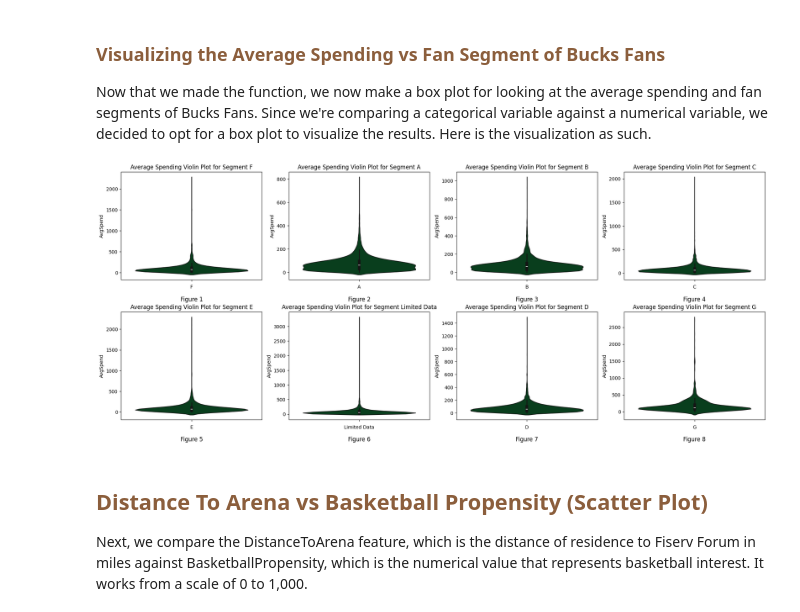
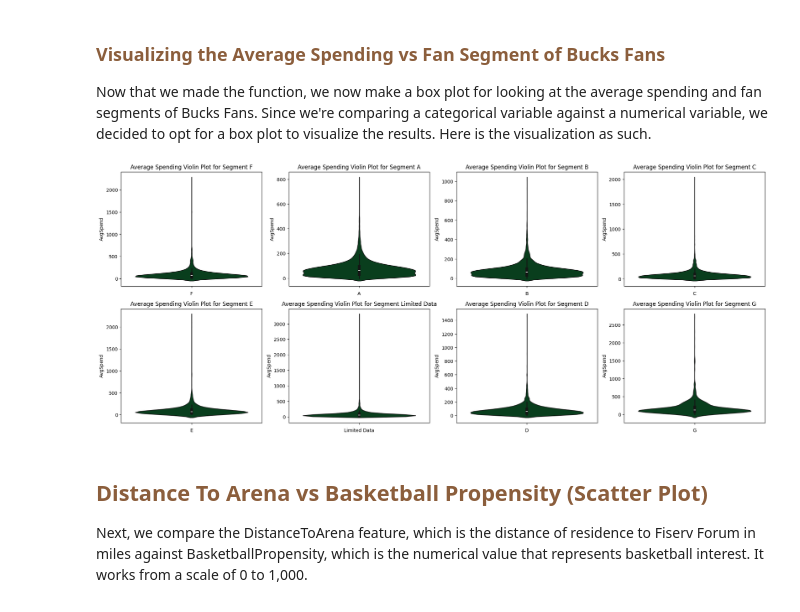
Before and after one commit to chowdhuryj-github/BucksFanExperience, a Jupyter notebook: BucksDataVisualization/DataVisualizationSalvin.ipynb, the cells around one changed output. Saved outputs shown, nothing was run; the diff lists cells and outputs as text; code cells hidden in the pictures.

```diff
--- a/BucksDataVisualization/DataVisualizationSalvin.ipynb
+++ b/BucksDataVisualization/DataVisualizationSalvin.ipynb
@@ -117,43 +117,34 @@ Now that we made the function, we now make a box plot for looking at the average
 fan_segments = account_df['FanSegment'].unique()
 
 # setting the number of rows and columns
 rows = 3
 columns = 4
 
 # creating the figure
 fig, axes = plt.subplots(rows, columns, figsize=(20, 12))
 
 # flatten the axes array
 axes = axes.ravel()
 
 # using a for loop to greate the graph
 for i, segment in enumerate(fan_segments):
     if i < len(axes):
         segment_df = account_df[account_df['FanSegment'] == segment]
         graph_violin_plot(segment, "AvgSpend", segment_df, axes[i])
-        axes[i].text(
-            0.5,
-            -0.2,
-            f"Figure {i+1}",
-            transform=axes[i].transAxes,
-            ha='center',
-            fontsize=12,
-            clip_on=False
-        )
 
 for j in range(len(fan_segments), len(axes)):
     fig.delaxes(axes[j])
 
 # displaying the plots
 plt.tight_layout()
 
 # saving the figure
 fig.savefig("C:/GitHub/BucksHackathon25/BucksPlots/fan_segments_violin_plots.png", dpi=300, bbox_inches='tight')
 
 # displaying the plot
 plt.show()
 # %% [output]
-[figure, old version]
+[figure, new version]
 # %% [markdown]
 <h2 style="color: #8b5e3c"> Distance To Arena vs Basketball Propensity (Scatter Plot) </h2>
 Next, we compare the DistanceToArena feature, which is the distance of residence to Fiserv Forum in miles against BasketballPropensity, which is the numerical value that represents basketball interest. It works from a scale of 0 to 1,000.
```
Also changed, not shown: parts of 26 cells of this notebook, 16 other files.
